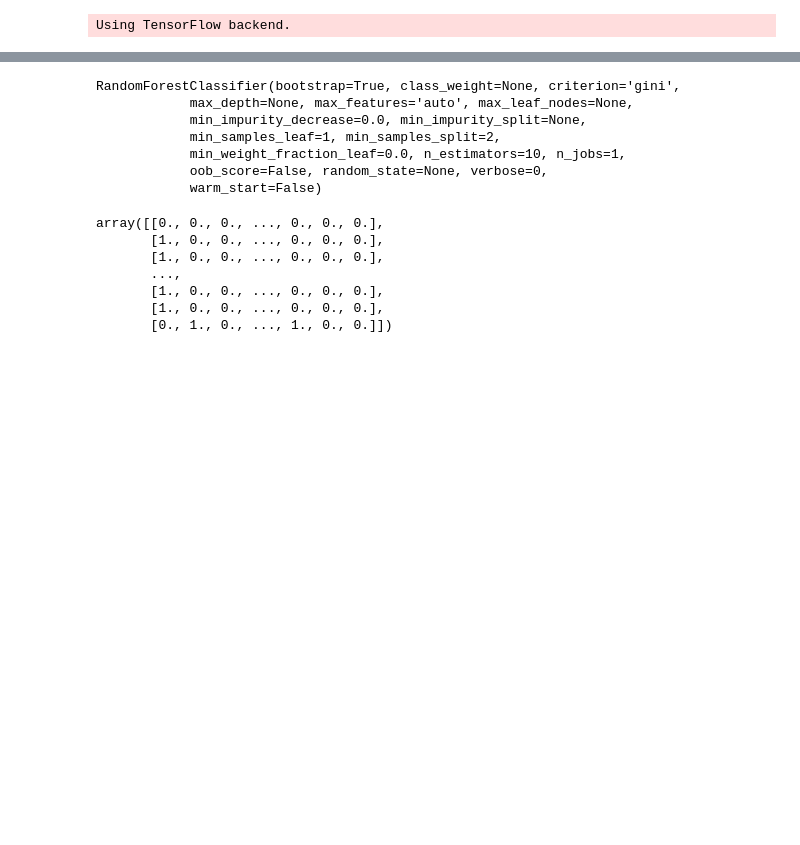
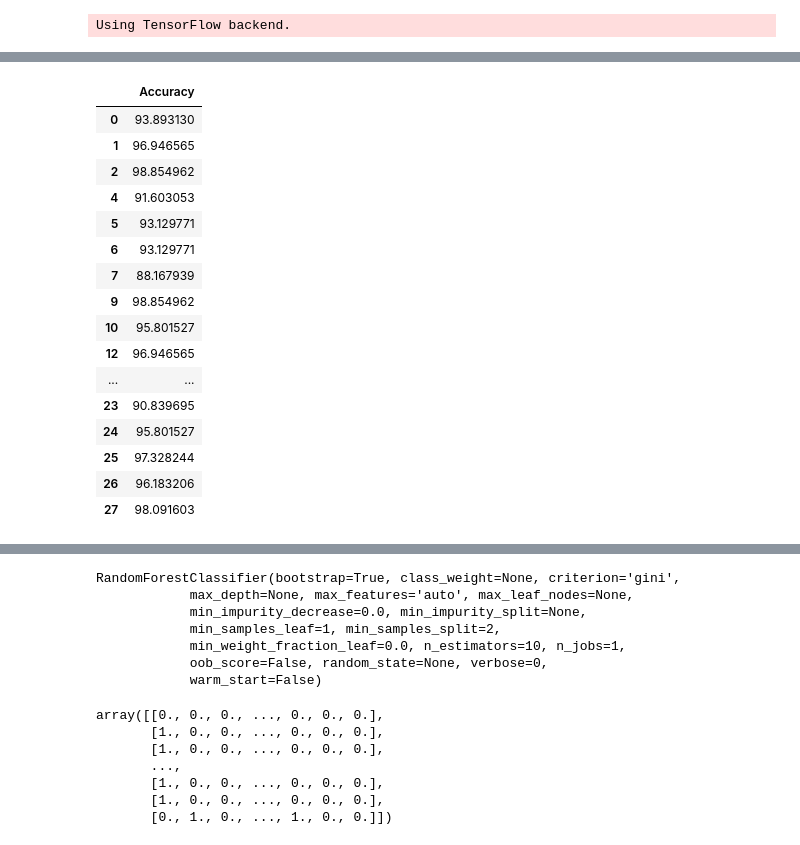
Before and after one commit to SunProg/do-neural-networks-learn-faus-iccvw-2015, a Jupyter notebook: feature-au.ipynb, the cells around one changed output, grey strips where cells are left out. Saved outputs shown, nothing was run; the diff lists cells and outputs as text; code cells hidden in the pictures; blank space fills up the shorter version.

```diff
--- a/feature-au.ipynb
+++ b/feature-au.ipynb
@@ -84,0 +140,20 @@ Epoch 1000/1000
+# %%
+facs_acc_percent
+# %% [output]
+|  | Accuracy |
+| 0 | 93.893130 |
+| 1 | 96.946565 |
+| 2 | 98.854962 |
+| 4 | 91.603053 |
+| 5 | 93.129771 |
+| 6 | 93.129771 |
+| 7 | 88.167939 |
+| 9 | 98.854962 |
+| 10 | 95.801527 |
+| 12 | 96.946565 |
+| ... | ... |
+| 23 | 90.839695 |
+| 24 | 95.801527 |
+| 25 | 97.328244 |
+| 26 | 96.183206 |
+| 27 | 98.091603 |
```
Also changed, not shown: parts of 14 cells of this notebook.
